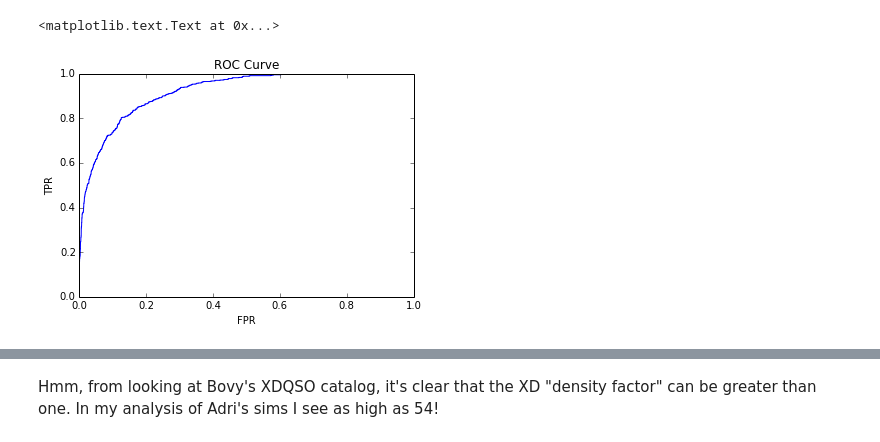
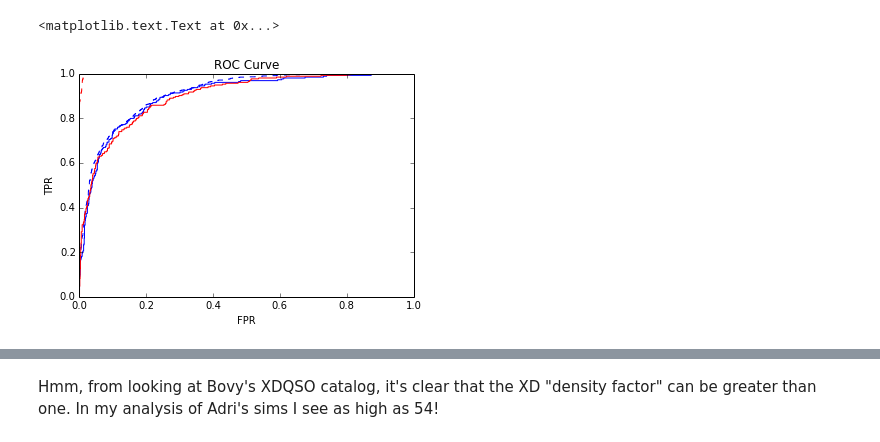
Before and after one commit to drphilmarshall/PS1QLS, a Jupyter notebook: PROJECTS/SDSS/XD_Classifier.ipynb, the cells around one changed output, grey strips where cells are left out. Saved outputs shown, nothing was run; the diff lists cells and outputs as text; code cells hidden in the pictures.

```diff
--- a/PROJECTS/SDSS/XD_Classifier.ipynb
+++ b/PROJECTS/SDSS/XD_Classifier.ipynb
@@ -88,6 +88,11 @@ lQSO_sample_lQSO_model = np.sum(np.exp(lQSO_model.logprob_a(noisy_lQSO_train, co
 lQSO_sample_dud_model = np.sum(np.exp(dud_model.logprob_a(noisy_lQSO_train, covmatlist_lQSO_train.transpose())),axis=1)
 dud_sample_dud_model = np.sum(np.exp(dud_model.logprob_a(noisy_dud_train, covmatlist_dud_train.transpose())),axis=1)
 dud_sample_lQSO_model = np.sum(np.exp(lQSO_model.logprob_a(noisy_dud_train, covmatlist_dud_train.transpose())),axis=1)
+
+lQSO_test_lQSO_model = np.sum(np.exp(lQSO_model.logprob_a(noisy_lQSO_test, covmatlist_lQSO_test.transpose())),axis=1)
+lQSO_test_dud_model = np.sum(np.exp(dud_model.logprob_a(noisy_lQSO_test, covmatlist_lQSO_test.transpose())),axis=1)
+dud_test_dud_model = np.sum(np.exp(dud_model.logprob_a(noisy_dud_test, covmatlist_dud_test.transpose())),axis=1)
+dud_test_lQSO_model = np.sum(np.exp(lQSO_model.logprob_a(noisy_dud_test, covmatlist_dud_test.transpose())),axis=1)
 # %%
 #training data probabilities
 lQSO_prior = .06007 #~1800 in a 30,000 sq deg PS1-like survey according to OM10
@@ -97,3 +102,8 @@ plQSO_lQSO = (lQSO_sample_lQSO_model * lQSO_prior)/(lQSO_sample_lQSO_model * lQS
 pdud_lQSO = (lQSO_sample_dud_model * dud_prior) / (lQSO_sample_lQSO_model * lQSO_prior + lQSO_sample_dud_model * dud_prior)
 plQSO_dud = (dud_sample_lQSO_model * lQSO_prior) / (dud_sample_lQSO_model * lQSO_prior + dud_sample_dud_model * dud_prior)
 pdud_dud =  (dud_sample_dud_model * dud_prior) /  (dud_sample_lQSO_model * lQSO_prior + dud_sample_dud_model * dud_prior)
+
+plQSO_lQSO_test = (lQSO_test_lQSO_model * lQSO_prior)/(lQSO_test_lQSO_model * lQSO_prior + lQSO_test_dud_model * dud_prior)
+pdud_lQSO_test = (lQSO_test_dud_model * dud_prior) / (lQSO_test_lQSO_model * lQSO_prior + lQSO_test_dud_model * dud_prior)
+plQSO_dud_test = (dud_test_lQSO_model * lQSO_prior) / (dud_test_lQSO_model * lQSO_prior + dud_test_dud_model * dud_prior)
+pdud_dud_test =  (dud_test_dud_model * dud_prior) /  (dud_test_lQSO_model * lQSO_prior + dud_test_dud_model * dud_prior)
@@ -137 +127,27 @@ plt.title('dud probability of dud')
 [figure]
+# %%
+#quick comparison to random forest on noisified data
+from sklearn.ensemble import RandomForestClassifier
+from sklearn import grid_search
+from sklearn import metrics
+trialRF = RandomForestClassifier()
+
+# parameter values over which we will search
+parameters = {'n_estimators':(10,50,200),"max_features": ["auto",2,4],
+              'criterion':["gini","entropy"],"min_samples_leaf": [1,2]}
+
+# do a grid search to find the highest 3-fold CV zero-one score
+tunedRF = grid_search.GridSearchCV(trialRF, parameters, score_func=metrics.accuracy_score,\
+                                    n_jobs = -1, cv = 3,verbose=1)
+noisy_train = np.concatenate((noisy_lQSO_train,noisy_dud_train),axis=0)
+noisy_truth = np.concatenate((np.ones(noisy_lQSO_train.shape[0]),np.zeros(noisy_dud_train.shape[0])),axis=0)
+noisy_test = np.concatenate((noisy_lQSO_test,noisy_dud_test),axis=0)
+noisy_truth_test = np.concatenate((np.ones(noisy_lQSO_test.shape[0]),np.zeros(noisy_dud_test.shape[0])),axis=0)
+optRF = tunedRF.fit(noisy_train, noisy_truth)
+
+# print the best score and estimator
+print(optRF.best_score_)
+print(optRF.best_estimator_)
+
+RF_train_probs = optRF.predict_proba(noisy_train)
+RF_test_probs = optRF.predict_proba(noisy_test)
@@ -138,12 +165,19 @@ plt.title('dud probability of dud')
 # %%
 from sklearn.metrics import roc_curve
 trainTruth = np.concatenate([np.ones(lQSO_train.shape[0]),np.zeros(dud_train.shape[0])])
 trainProbs = np.concatenate([plQSO_lQSO,plQSO_dud])
+testProbs = np.concatenate([plQSO_lQSO_test,plQSO_dud_test])
 fpr, tpr, _ = roc_curve(trainTruth,trainProbs,pos_label=1)
+fpr_rf, tpr_rf, _ = roc_curve(trainTruth,RF_train_probs[:,1],pos_label=1)
+test_fpr_rf, test_tpr_rf, _ = roc_curve(noisy_truth_test,RF_test_probs[:,1],pos_label=1)
+test_fpr, test_tpr, _ = roc_curve(noisy_truth_test,testProbs,pos_label=1)
 plt.title('ROC Curve')
-plt.plot(fpr,tpr)
+plt.plot(fpr,tpr,'b--')
+plt.plot(fpr_rf,tpr_rf,'r--')
+plt.plot(test_fpr,test_tpr,'b')
+plt.plot(test_fpr_rf,test_tpr_rf,'r')
 plt.xlabel('FPR')
 plt.ylabel('TPR')
 # %% [output]
 <matplotlib.text.Text at 0x...>
-[figure, old version]
+[figure, new version]
```
Also changed, not shown: parts of 5 cells of this notebook.
